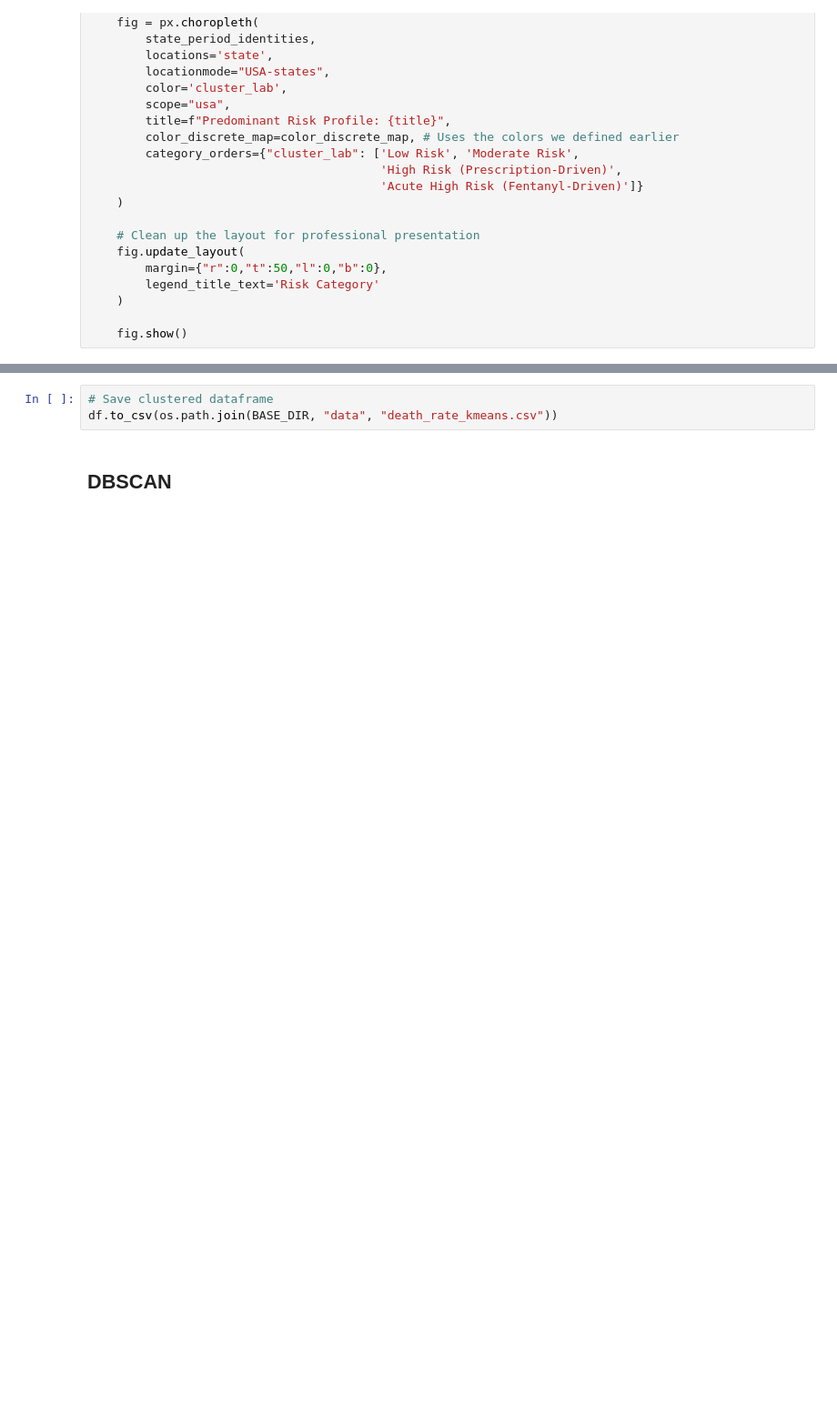
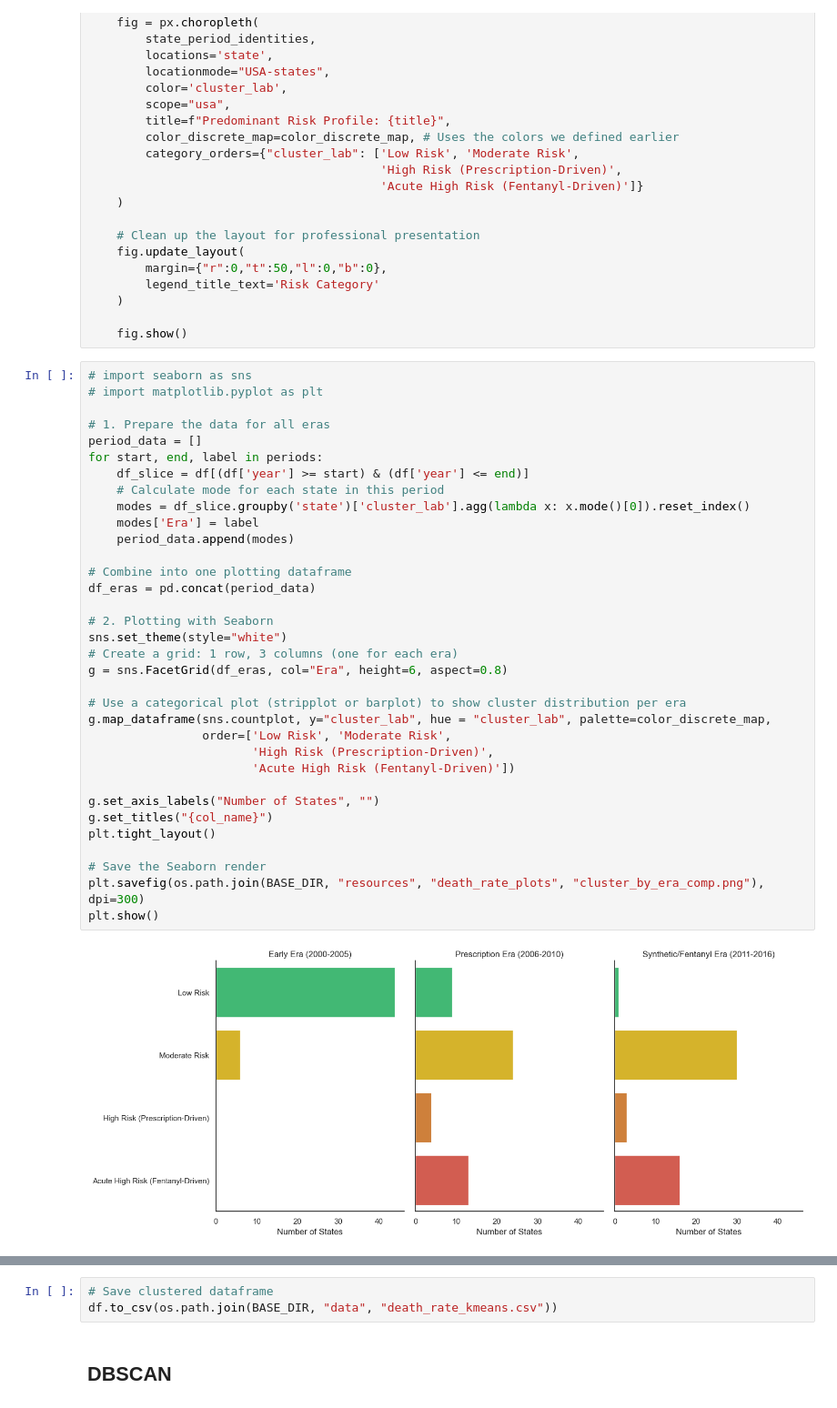
Before and after one commit to amberteetsel/substance-abuse-predictions, a Jupyter notebook: src/models/death_rate_models.ipynb, the cells around one changed output, grey strips where cells are left out. Shown at 91% size. Saved outputs shown, nothing was run; the diff lists cells and outputs as text; blank space fills up the shorter version.

```diff
--- a/src/models/death_rate_models.ipynb
+++ b/src/models/death_rate_models.ipynb
@@ -413,3 +357,39 @@ for start_year, end_year, title in periods:
     )
 
     fig.show()
+# %%
+# import seaborn as sns
+# import matplotlib.pyplot as plt
+
+# 1. Prepare the data for all eras
+period_data = []
+for start, end, label in periods:
+    df_slice = df[(df['year'] >= start) & (df['year'] <= end)]
+    # Calculate mode for each state in this period
+    modes = df_slice.groupby('state')['cluster_lab'].agg(lambda x: x.mode()[0]).reset_index()
+    modes['Era'] = label
+    period_data.append(modes)
+
+# Combine into one plotting dataframe
+df_eras = pd.concat(period_data)
+
+# 2. Plotting with Seaborn
+sns.set_theme(style="white")
+# Create a grid: 1 row, 3 columns (one for each era)
+g = sns.FacetGrid(df_eras, col="Era", height=6, aspect=0.8)
+
+# Use a categorical plot (stripplot or barplot) to show cluster distribution per era
+g.map_dataframe(sns.countplot, y="cluster_lab", hue = "cluster_lab", palette=color_discrete_map,
+                order=['Low Risk', 'Moderate Risk',
+                       'High Risk (Prescription-Driven)',
+                       'Acute High Risk (Fentanyl-Driven)'])
+
+g.set_axis_labels("Number of States", "")
+g.set_titles("{col_name}")
+plt.tight_layout()
+
+# Save the Seaborn render
+plt.savefig(os.path.join(BASE_DIR, "resources", "death_rate_plots", "cluster_by_era_comp.png"), dpi=300)
+plt.show()
+# %% [output]
+[figure, added]
```
Also changed, not shown: parts of 16 cells of this notebook, 6 other files.
